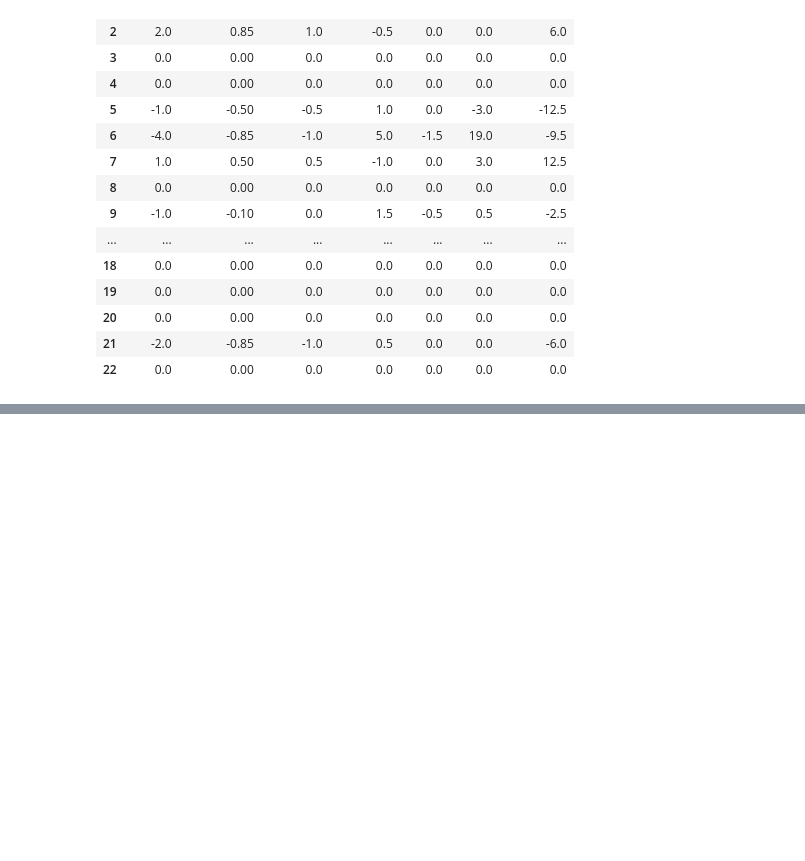
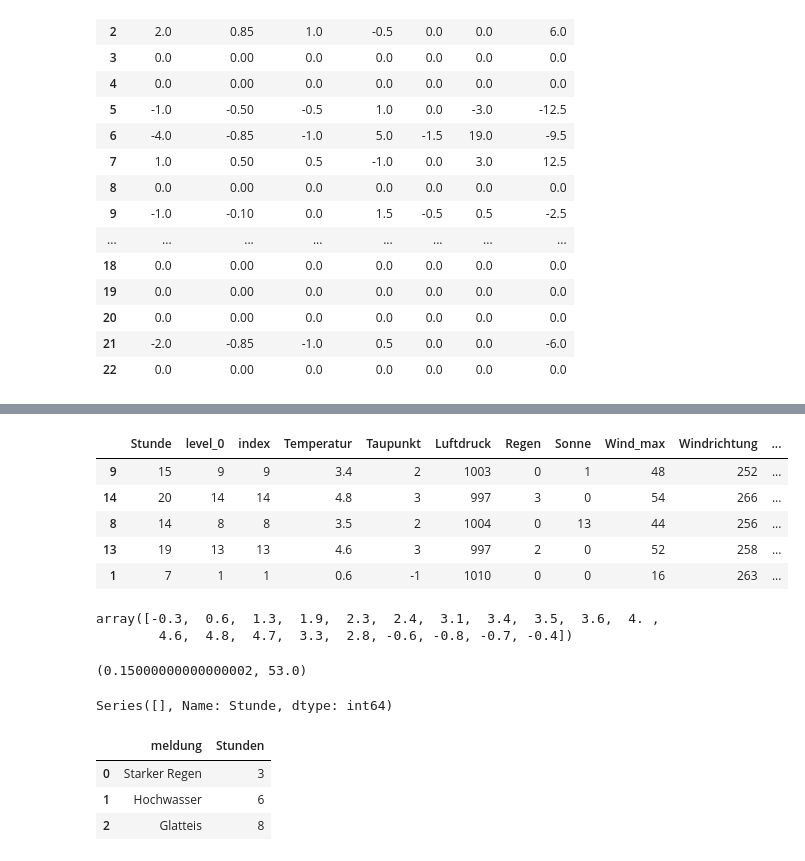
Before and after one commit to OOS-Team/DsKi_DataPreparation, a Jupyter notebook: WdhAufgaben/A1-3.ipynb, the cells around one changed output, grey strips where cells are left out. Drawn from its saved outputs; the diff is of its cells as text; code cells hidden in the pictures; blank space fills up the shorter version.

```diff
--- a/WdhAufgaben/A1-3.ipynb
+++ b/WdhAufgaben/A1-3.ipynb
@@ -472,0 +579,25 @@ w.groupby(by='Windrichtung').transform(lambda x: x-x.mean())
+# %%
+w.sample(5)
+# %% [output]
+|  | Stunde | level_0 | index | Temperatur | Taupunkt | Luftdruck | Regen | Sonne | Wind_max | Windrichtung | ... |
+| 9 | 15 | 9 | 9 | 3.4 | 2 | 1003 | 0 | 1 | 48 | 252 | ... |
+| 14 | 20 | 14 | 14 | 4.8 | 3 | 997 | 3 | 0 | 54 | 266 | ... |
+| 8 | 14 | 8 | 8 | 3.5 | 2 | 1004 | 0 | 13 | 44 | 256 | ... |
+| 13 | 19 | 13 | 13 | 4.6 | 3 | 997 | 2 | 0 | 52 | 258 | ... |
+| 1 | 7 | 1 | 1 | 0.6 | -1 | 1010 | 0 | 0 | 16 | 263 | ... |
+# %%
+w['Temperatur'].unique()
+# %% [output]
+array([-0.3,  0.6,  1.3,  1.9,  2.3,  2.4,  3.1,  3.4,  3.5,  3.6,  4. ,
+        4.6,  4.8,  4.7,  3.3,  2.8, -0.6, -0.8, -0.7, -0.4])
+# %%
+q1_temp = w['Temperatur'].quantile(0.25)
+q4_wind = w['Wind_max'].quantile(0.75)
+
+(q1_temp, q4_wind)
+# %% [output]
+(0.15000000000000002, 53.0)
+# %%
+w.loc[(w['Temperatur']< q1_temp) & (w['Wind_max']> q4_wind), 'Stunde']
+# %% [output]
+Series([], Name: Stunde, dtype: int64)
@@ -472,0 +609,7 @@ w.groupby(by='Windrichtung').transform(lambda x: x-x.mean())
+# %%
+meldung
+# %% [output]
+|  | meldung | Stunden |
+| 0 | Starker Regen | 3 |
+| 1 | Hochwasser | 6 |
+| 2 | Glatteis | 8 |
```
Also changed, not shown: parts of 22 cells of this notebook, 3 other files.
